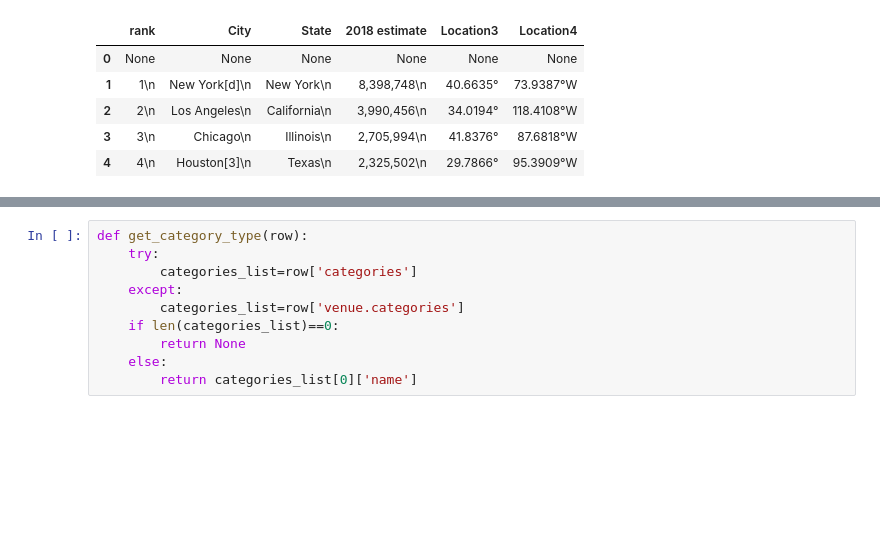
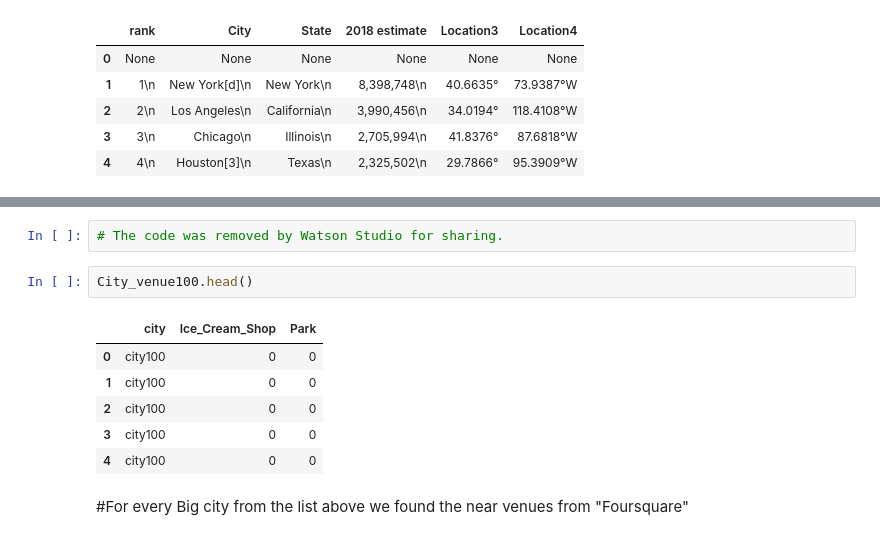
Before and after one commit to nili1975/Coursera_Capstone1, a Jupyter notebook: Capstone project week4.ipynb, the cells around one changed output, grey strips where cells are left out. Drawn from its saved outputs; the diff is of its cells as text; blank space fills up the shorter version.

Commit message:
Published from Watson Studio.

```diff
--- a/Capstone project week4.ipynb
+++ b/Capstone project week4.ipynb
@@ -141,11 +139,14 @@ print (results)
-# %%
-def get_category_type(row):
-    try:
-        categories_list=row['categories']
-    except:
-        categories_list=row['venue.categories']
-    if len(categories_list)==0:
-        return None
-    else:
-        return categories_list[0]['name']
+# %%
+# The code was removed by Watson Studio for sharing.
+# %%
+City_venue100.head()
+# %% [output]
+|  | city | Ice_Cream_Shop | Park |
+| 0 | city100 | 0 | 0 |
+| 1 | city100 | 0 | 0 |
+| 2 | city100 | 0 | 0 |
+| 3 | city100 | 0 | 0 |
+| 4 | city100 | 0 | 0 |
+# %% [markdown]
+#For every Big city from the list above we found the near venues from "Foursquare"
 # %%
```
Also changed, not shown: parts of 20 cells of this notebook.
